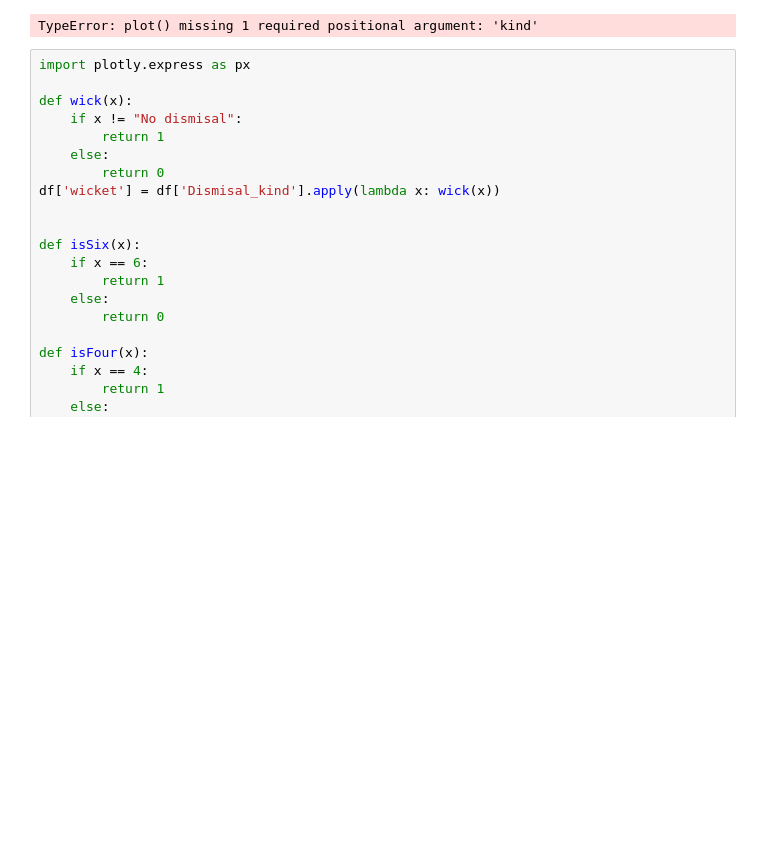
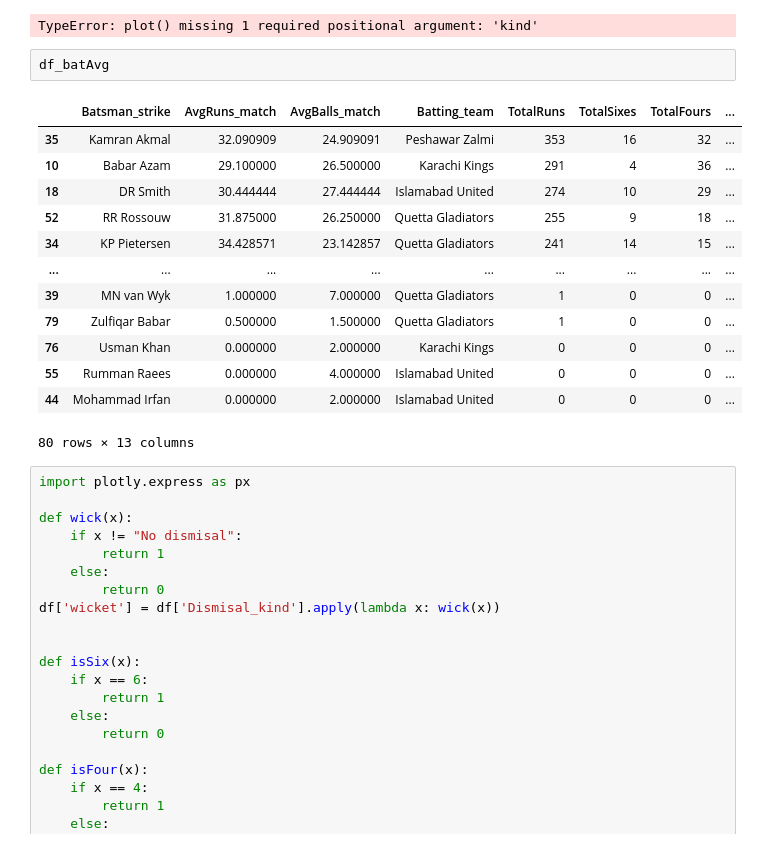
Before and after one commit to a3nath/PSLVisualisation, a Jupyter notebook: code/PSLcode.ipynb, the cells around one changed output. Drawn from its saved outputs; the diff is of its cells as text; blank space fills up the shorter version.

```diff
--- a/code/PSLcode.ipynb
+++ b/code/PSLcode.ipynb
@@ -467,6 +467,22 @@ dfteam['Total_runs'] = pd.Series(Total_runs)
 # plotly.offline.plot(fig111, include_plotlyjs = False, output_type = 'div')
 # %% [output]
 TypeError: plot() missing 1 required positional argument: 'kind'
+# %%
+df_batAvg
+# %% [output]
+|  | Batsman_strike | AvgRuns_match | AvgBalls_match | Batting_team | TotalRuns | TotalSixes | TotalFours | ... |
+| 35 | Kamran Akmal | 32.090909 | 24.909091 | Peshawar Zalmi | 353 | 16 | 32 | ... |
+| 10 | Babar Azam | 29.100000 | 26.500000 | Karachi Kings | 291 | 4 | 36 | ... |
+| 18 | DR Smith | 30.444444 | 27.444444 | Islamabad United | 274 | 10 | 29 | ... |
+| 52 | RR Rossouw | 31.875000 | 26.250000 | Quetta Gladiators | 255 | 9 | 18 | ... |
+| 34 | KP Pietersen | 34.428571 | 23.142857 | Quetta Gladiators | 241 | 14 | 15 | ... |
+| ... | ... | ... | ... | ... | ... | ... | ... | ... |
+| 39 | MN van Wyk | 1.000000 | 7.000000 | Quetta Gladiators | 1 | 0 | 0 | ... |
+| 79 | Zulfiqar Babar | 0.500000 | 1.500000 | Quetta Gladiators | 1 | 0 | 0 | ... |
+| 76 | Usman Khan | 0.000000 | 2.000000 | Karachi Kings | 0 | 0 | 0 | ... |
+| 55 | Rumman Raees | 0.000000 | 4.000000 | Islamabad United | 0 | 0 | 0 | ... |
+| 44 | Mohammad Irfan | 0.000000 | 2.000000 | Islamabad United | 0 | 0 | 0 | ... |
+80 rows × 13 columns
 # %%
 import plotly.express as px
 
```
Also changed, not shown: parts of 10 cells of this notebook.
